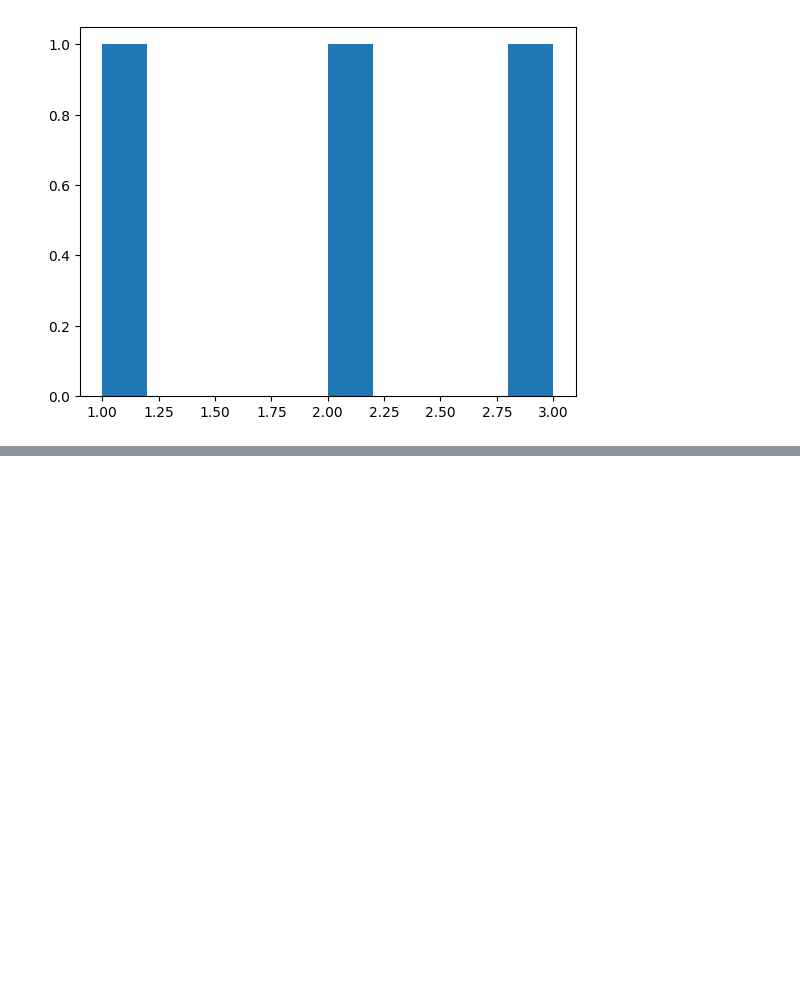
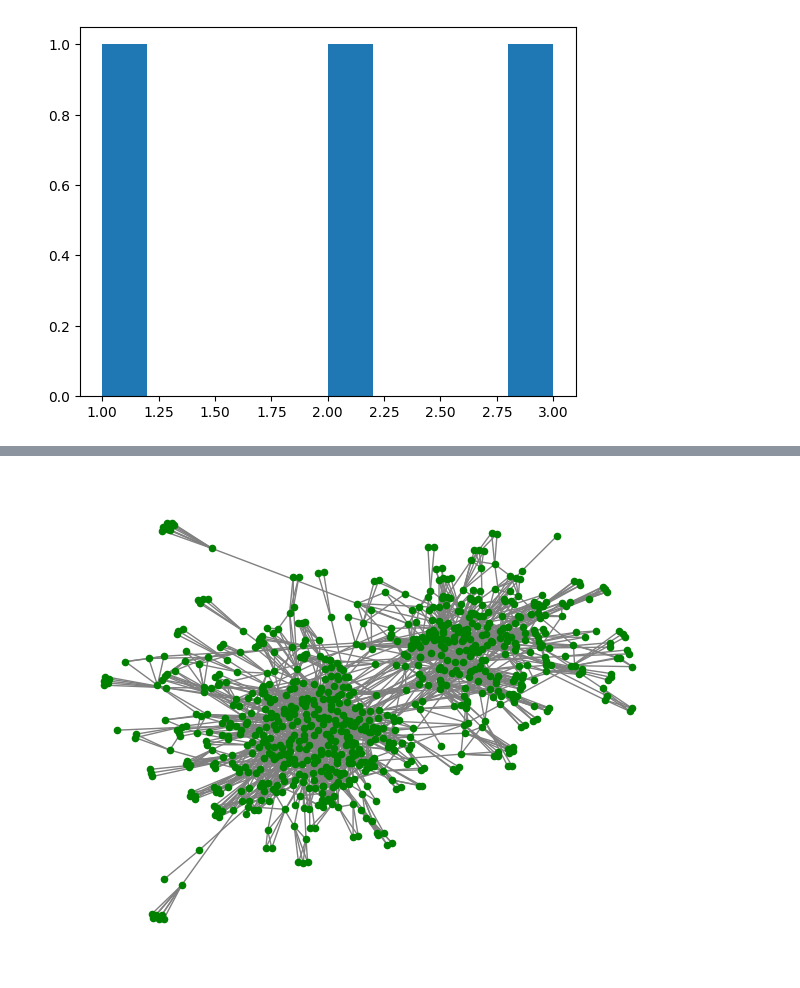
Before and after one commit to GiancarloNicolof/Using-Python-for-Research, a Jupyter notebook: 03 Case Studies/06 - Social Network Analysis/Social_Network_Analysis.ipynb, the cells around one changed output, grey strips where cells are left out. Saved outputs shown, nothing was run; the diff lists cells and outputs as text; code cells hidden in the pictures; blank space fills up the shorter version.

```diff
--- a/03 Case Studies/06 - Social Network Analysis/Social_Network_Analysis.ipynb
+++ b/03 Case Studies/06 - Social Network Analysis/Social_Network_Analysis.ipynb
@@ -117,0 +182,6 @@ plt.hist(D);
+# %%
+plt.figure()
+subgraph2 = G2.subgraph(G2_LCC)
+nx.draw(subgraph2, node_color = "green", edge_color = "gray", node_size = 20)
+# %% [output]
+[figure, added]
```
Also changed, not shown: parts of 13 cells of this notebook, 2 other files.
